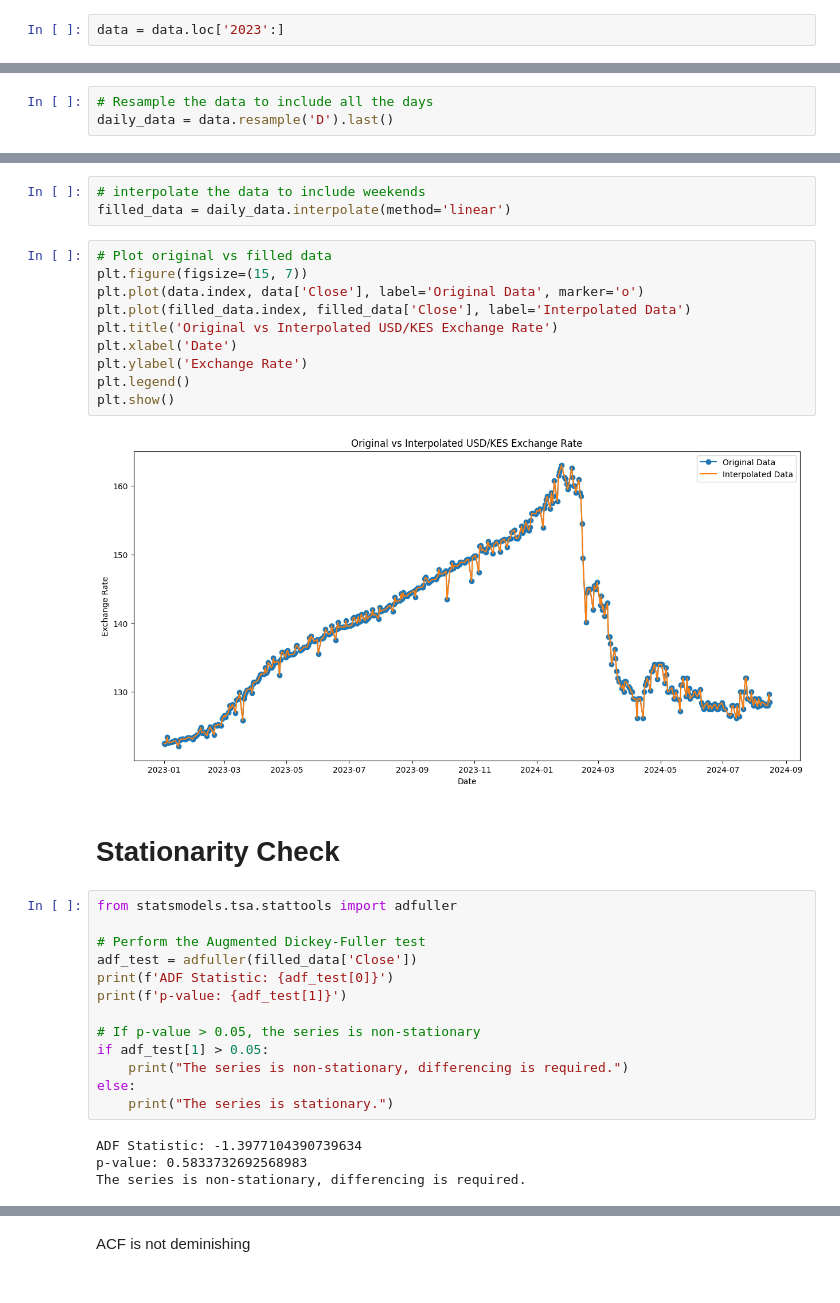
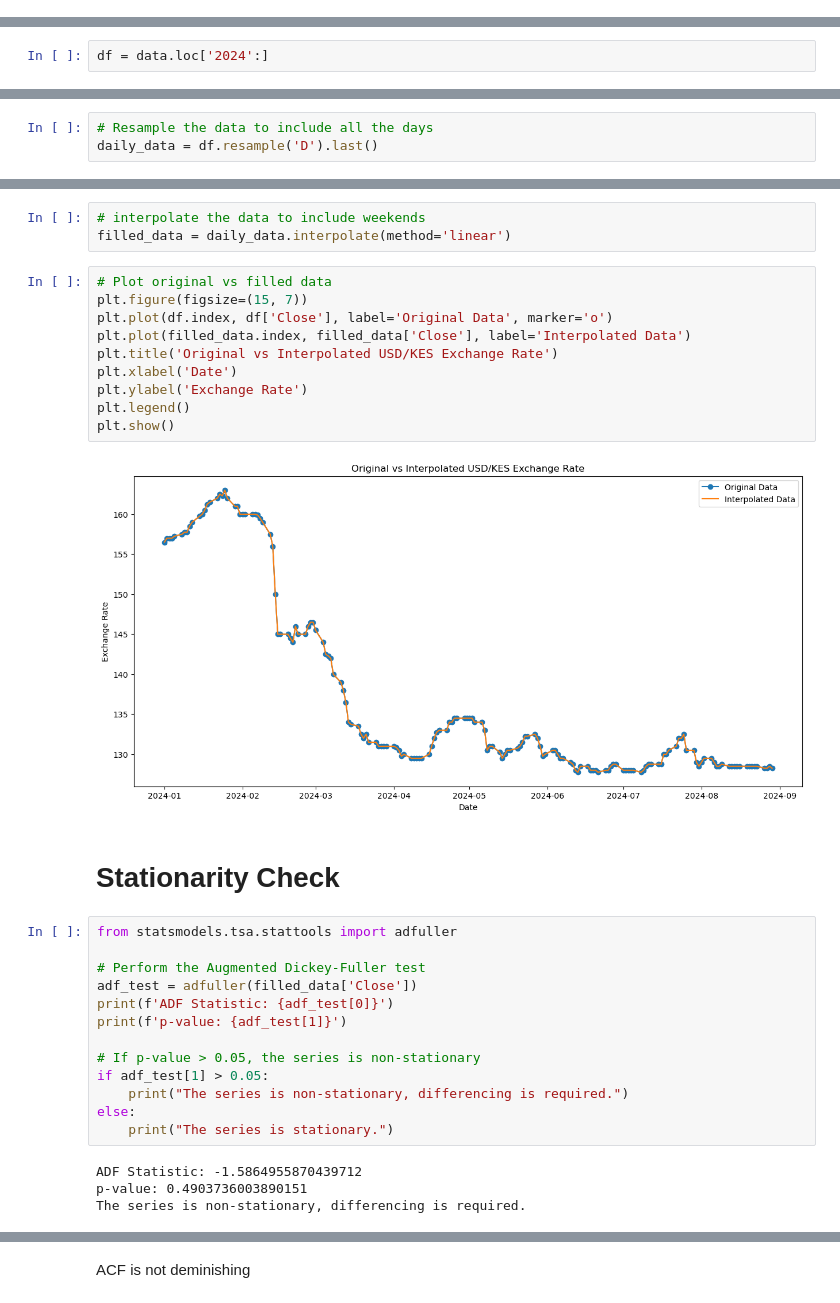
Before and after one commit to memmar1/Project, a Jupyter notebook: Final_Cpastone.ipynb, the cells around one changed output, grey strips where cells are left out. Saved outputs shown, nothing was run; the diff lists cells and outputs as text.

```diff
--- a/Final_Cpastone.ipynb
+++ b/Final_Cpastone.ipynb
@@ -26,8 +33,6 @@ data.rename(columns={
 }, inplace=True)
 # %%
 data = data.sort_index()
-# %%
-data = data.loc['2023':]
 # %%
 data.head()
 # %% [output]
@@ -68 +73,3 @@ data.describe()
+# %%
+df = data.loc['2024':]
 # %%
@@ -82,6 +89,6 @@ plt.show()
 # %%
 # Resample the data to include all the days
-daily_data = data.resample('D').last()
+daily_data = df.resample('D').last()
 # %%
 # Plot the data
 plt.figure(figsize=(12, 6))
@@ -99,15 +106,15 @@ filled_data = daily_data.interpolate(method='linear')
 # %%
 # Plot original vs filled data
 plt.figure(figsize=(15, 7))
-plt.plot(data.index, data['Close'], label='Original Data', marker='o')
+plt.plot(df.index, df['Close'], label='Original Data', marker='o')
 plt.plot(filled_data.index, filled_data['Close'], label='Interpolated Data')
 plt.title('Original vs Interpolated USD/KES Exchange Rate')
 plt.xlabel('Date')
 plt.ylabel('Exchange Rate')
 plt.legend()
 plt.show()
 # %% [output]
-[figure, old version]
+[figure, new version]
 # %% [markdown]
 # Stationarity Check
 # %%
@@ -124,8 +131,8 @@ if adf_test[1] > 0.05:
 else:
     print("The series is stationary.")
 # %% [output]
-ADF Statistic: -1.3977104390739634
-p-value: 0.5833732692568983
+ADF Statistic: -1.5864955870439712
+p-value: 0.4903736003890151
 The series is non-stationary, differencing is required.
 # %%
 from statsmodels.graphics.tsaplots import plot_acf, plot_pacf
```
Also changed, not shown: parts of 102 cells of this notebook.
